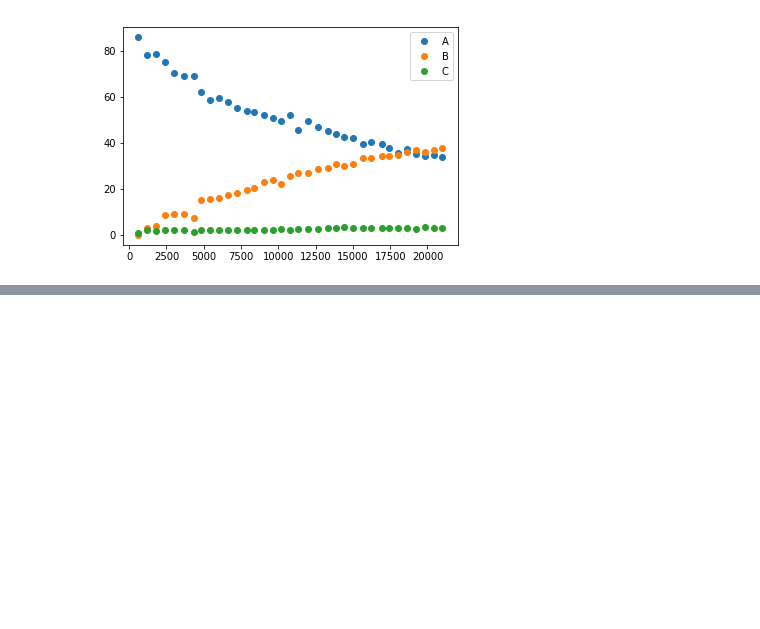
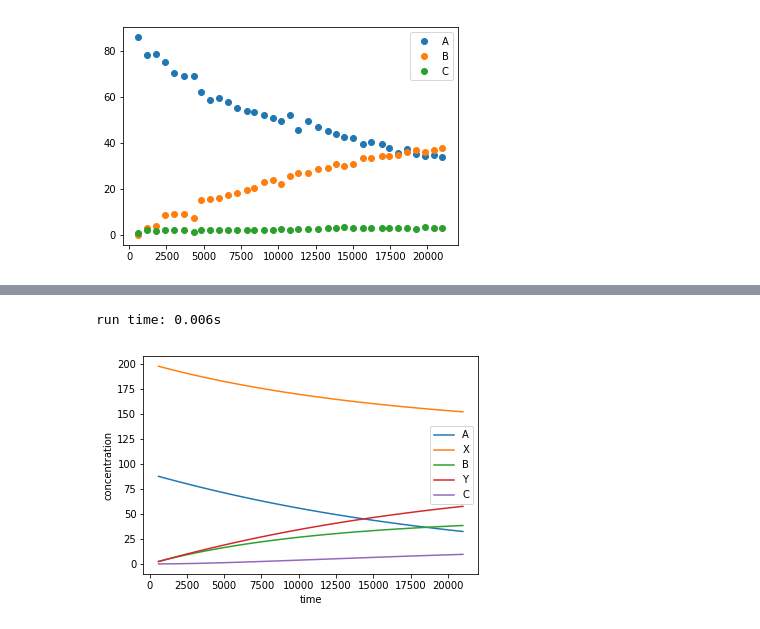
Before and after one commit to dorox/react, a Jupyter notebook: Data import.ipynb, the cells around one changed output, grey strips where cells are left out. Cells and saved outputs as stored; diff of their text form; code cells hidden in the pictures; blank space fills up the shorter version.

```diff
--- a/Data import.ipynb
+++ b/Data import.ipynb
@@ -22,4 +21,4 @@ chem1.plot('A', 'B', 'C')
 # %%
-chem1.rate_constants = [1e-3,1e-3]
+chem1.rate_constants = [1e-7,1e-9]
 chem1.rate_constants
 # %% [output]
@@ -43,0 +35,2 @@ len(chem1.data)
+# %%
+chem1.fit()
@@ -43,0 +50,6 @@ len(chem1.data)
+# %%
+chem1.rate_constants = [2.30600665e-07, 3.69897732e-07]
+chem1.run()
+# %% [output]
+run time: 0.006s
+[figure, added]
```
Also changed, not shown: parts of 9 cells of this notebook, 1 other file.
